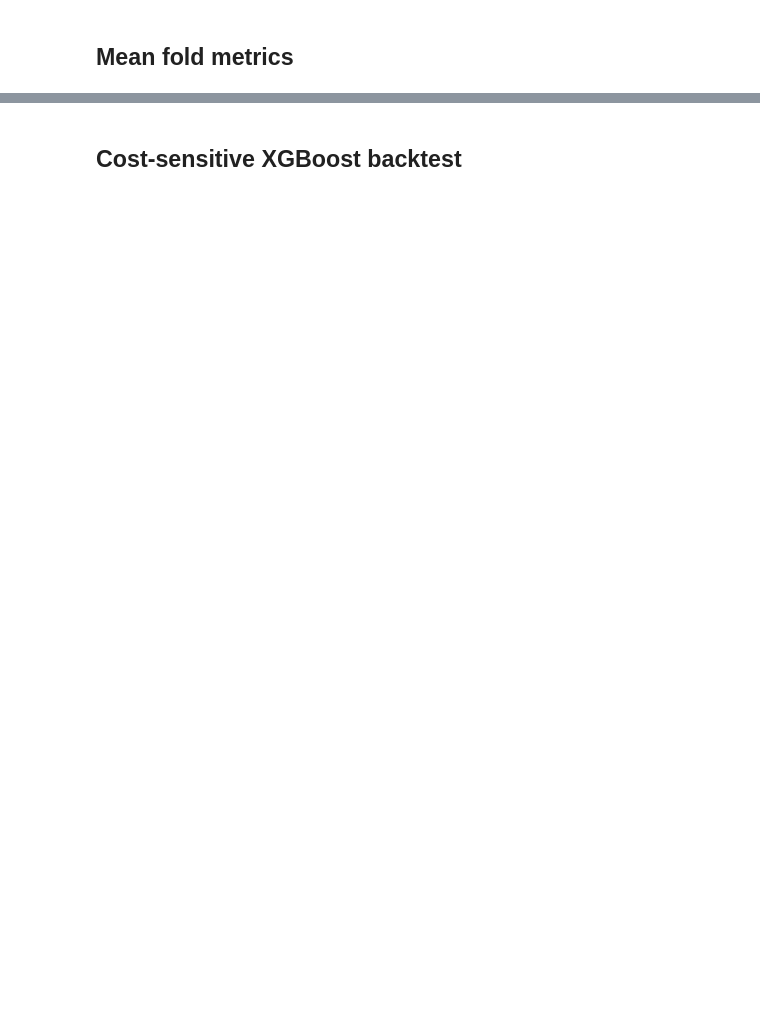
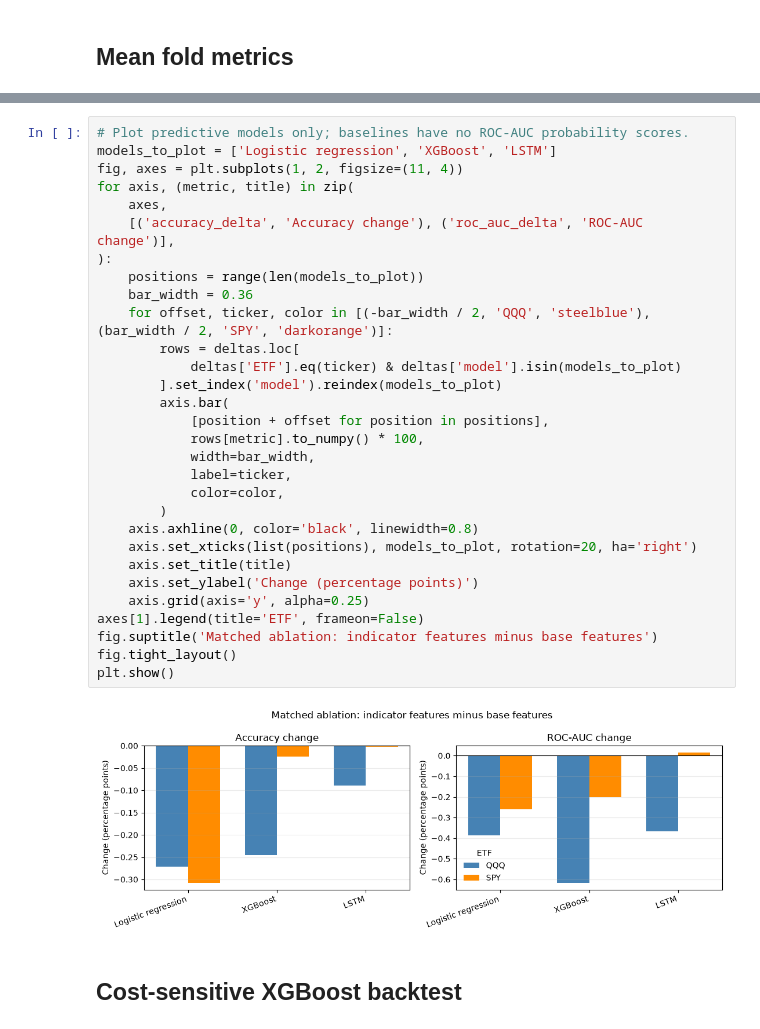
Before and after one commit to Pollyyxx/Intraday-equity-forecasting, a Jupyter notebook: notebooks/06_indicator_ablation.ipynb, the cells around one changed output, grey strips where cells are left out. Drawn from its saved outputs; the diff is of its cells as text; blank space fills up the shorter version.

```diff
--- a/notebooks/06_indicator_ablation.ipynb
+++ b/notebooks/06_indicator_ablation.ipynb
@@ -54,3 +61,35 @@ display(deltas.sort_values(['ETF', 'model']).round(4))
+# %%
+# Plot predictive models only; baselines have no ROC-AUC probability scores.
+models_to_plot = ['Logistic regression', 'XGBoost', 'LSTM']
+fig, axes = plt.subplots(1, 2, figsize=(11, 4))
+for axis, (metric, title) in zip(
+    axes,
+    [('accuracy_delta', 'Accuracy change'), ('roc_auc_delta', 'ROC-AUC change')],
+):
+    positions = range(len(models_to_plot))
+    bar_width = 0.36
+    for offset, ticker, color in [(-bar_width / 2, 'QQQ', 'steelblue'), (bar_width / 2, 'SPY', 'darkorange')]:
+        rows = deltas.loc[
+            deltas['ETF'].eq(ticker) & deltas['model'].isin(models_to_plot)
+        ].set_index('model').reindex(models_to_plot)
+        axis.bar(
+            [position + offset for position in positions],
+            rows[metric].to_numpy() * 100,
+            width=bar_width,
+            label=ticker,
+            color=color,
+        )
+    axis.axhline(0, color='black', linewidth=0.8)
+    axis.set_xticks(list(positions), models_to_plot, rotation=20, ha='right')
+    axis.set_title(title)
+    axis.set_ylabel('Change (percentage points)')
+    axis.grid(axis='y', alpha=0.25)
+axes[1].legend(title='ETF', frameon=False)
+fig.suptitle('Matched ablation: indicator features minus base features')
+fig.tight_layout()
+plt.show()
+# %% [output]
+[figure, added]
 # %% [markdown]
 ## Cost-sensitive XGBoost backtest
 # %%
```
Also changed, not shown: parts of 5 cells of this notebook, 17 other files.
